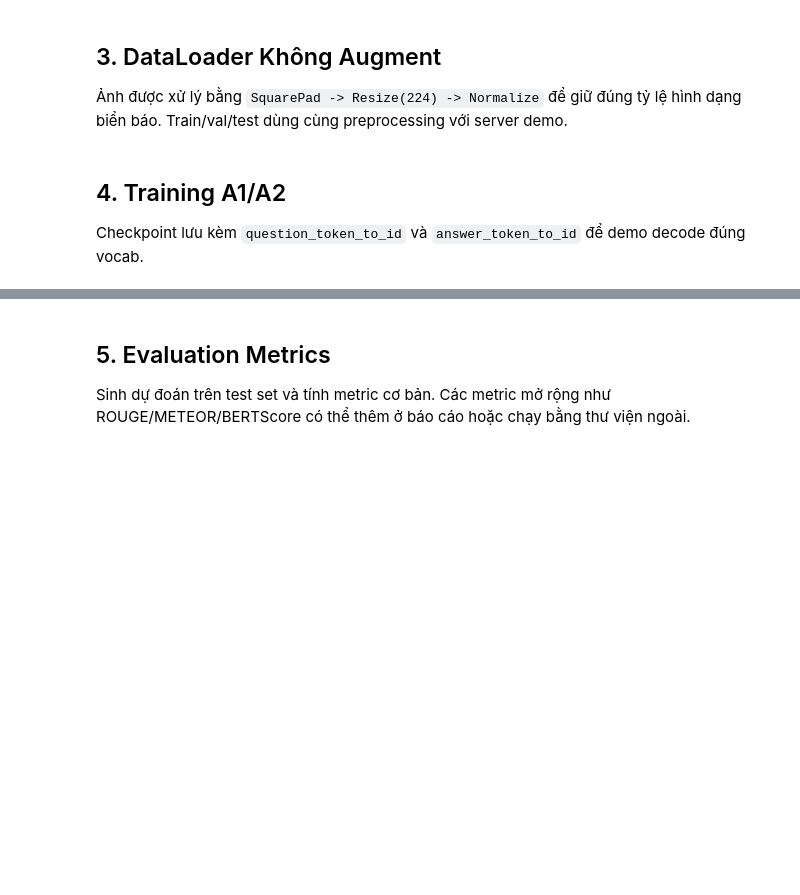
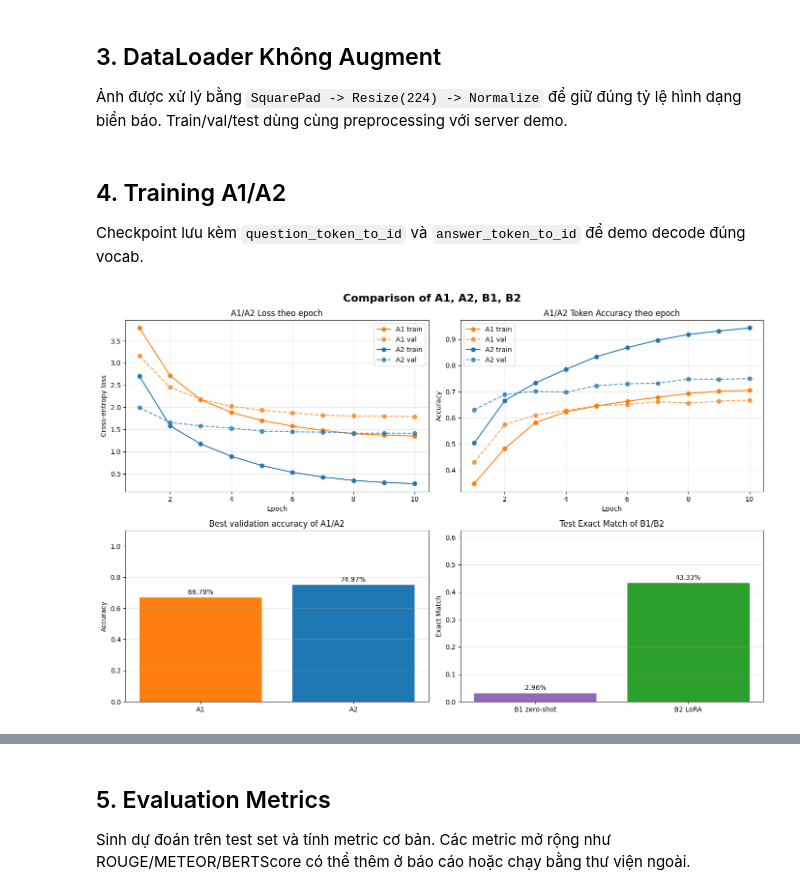
Before and after one commit to DongKhoiDev/vqa_final_deeplearning, a Jupyter notebook: source.ipynb, the cells around one changed output, grey strips where cells are left out. Saved outputs shown, nothing was run; the diff lists cells and outputs as text; code cells hidden in the pictures; blank space fills up the shorter version.

```diff
--- a/source.ipynb
+++ b/source.ipynb
@@ -49,7 +52,7 @@ print("Device:", DEVICE)
 # Nếu chạy trên Colab, sửa COLAB_PROJECT_ROOT cho đúng thư mục chứa source.ipynb/dataset/checkpoints.
 USE_COLAB_DRIVE = False
 COLAB_PROJECT_ROOT = "/content/drive/MyDrive/final_vqa"
-SET_HF_CACHE_TO_DRIVE = True
+SET_HF_CACHE_TO_DRIVE = False
 
 # Nên bật cache local trên Colab: đọc ảnh từ Drive lâu và đôi khi lỗi
 # "Transport endpoint is not connected" khi train/validation.
@@ -1138,3 +1155,90 @@ def plot_training_histories(histories: Dict[str, Dict[str, List[float]]]) -> Non
 
 # Ví dụ sau khi train:
 # plot_training_histories({"A1": load_history("A1"), "A2": load_history("A2")})
+# %%
+def safe_load_json(path: Path, default=None):
+    if not path.exists():
+        print(f"Missing file: {path}")
+        return default
+    return json.loads(path.read_text(encoding="utf-8"))
+
+
+def summarize_a_history(history: Dict[str, List[float]]) -> Dict[str, float]:
+    if not history:
+        return {"best_val_loss": 0.0, "best_val_accuracy": 0.0}
+    val_loss = history.get("val_loss", [])
+    val_acc = history.get("val_accuracy", [])
+    best_idx = min(range(len(val_loss)), key=lambda i: val_loss[i]) if val_loss else -1
+    return {
+        "best_val_loss": val_loss[best_idx] if best_idx >= 0 else 0.0,
+        "best_val_accuracy": val_acc[best_idx] if best_idx >= 0 and val_acc else 0.0,
+    }
+
+
+def plot_four_model_comparison() -> None:
+    """Plot training curves for A1/A2 and final metrics for A1/A2/B1/B2."""
+    import matplotlib.pyplot as plt
+
+    a1_history = safe_load_json(CHECKPOINT_DIR / "history_a1.json", {})
+    a2_history = safe_load_json(CHECKPOINT_DIR / "history_a2.json", {})
+    b1_metrics = safe_load_json(RESULT_DIR / "metrics_b1.json", {})
+    b2_metrics = safe_load_json(RESULT_DIR / "metrics_b2_safe.json", {})
+
+    a1_summary = summarize_a_history(a1_history)
+    a2_summary = summarize_a_history(a2_history)
+
+    fig, axes = plt.subplots(2, 2, figsize=(14, 9))
+    fig.suptitle("Comparison of A1, A2, B1, B2", fontsize=16, fontweight="bold")
+
+    for label, history, color in [("A1", a1_history, "tab:orange"), ("A2", a2_history, "tab:blue")]:
+        if not history:
+            continue
+        epochs = history.get("epoch") or list(range(1, len(history.get("train_loss", [])) + 1))
+        axes[0, 0].plot(epochs, history.get("train_loss", []), marker="o", color=color, label=f"{label} train")
+        axes[0, 0].plot(epochs, history.get("val_loss", []), marker="o", linestyle="--", color=color, alpha=0.75, label=f"{label} val")
+        axes[0, 1].plot(epochs, history.get("train_accuracy", []), marker="o", color=color, label=f"{label} train")
+        axes[0, 1].plot(epochs, history.get("val_accuracy", []), marker="o", linestyle="--", color=color, alpha=0.75, label=f"{label} val")
+
+    axes[0, 0].set_title("A1/A2 Loss theo epoch")
+    axes[0, 0].set_xlabel("Epoch")
+    axes[0, 0].set_ylabel("Cross-entropy loss")
+    axes[0, 0].grid(True, alpha=0.3)
+    axes[0, 0].legend()
+
+    axes[0, 1].set_title("A1/A2 Token Accuracy theo epoch")
+    axes[0, 1].set_xlabel("Epoch")
+    axes[0, 1].set_ylabel("Accuracy")
+    axes[0, 1].grid(True, alpha=0.3)
+    axes[0, 1].legend()
+
+    models_a = ["A1", "A2"]
+    val_acc = [a1_summary["best_val_accuracy"], a2_summary["best_val_accuracy"]]
+    bars = axes[1, 0].bar(models_a, val_acc, color=["tab:orange", "tab:blue"])
+    axes[1, 0].set_title("Best validation accuracy of A1/A2")
+    axes[1, 0].set_ylim(0, max(val_acc + [1.0]) * 1.1)
+    axes[1, 0].set_ylabel("Accuracy")
+    axes[1, 0].grid(True, axis="y", alpha=0.3)
+    axes[1, 0].bar_label(bars, labels=[f"{v:.2%}" for v in val_acc], padding=3)
+
+    models_b = ["B1 zero-shot", "B2 LoRA"]
+    exact_match = [b1_metrics.get("exact_match", 0.0), b2_metrics.get("exact_match", 0.0)]
+    bars = axes[1, 1].bar(models_b, exact_match, color=["tab:purple", "tab:green"])
+    axes[1, 1].set_title("Test Exact Match of B1/B2")
+    axes[1, 1].set_ylim(0, max(exact_match + [0.5]) * 1.25)
+    axes[1, 1].set_ylabel("Exact Match")
+    axes[1, 1].grid(True, axis="y", alpha=0.3)
+    axes[1, 1].bar_label(bars, labels=[f"{v:.2%}" for v in exact_match], padding=3)
+
+    plt.tight_layout()
+    plt.show()
+
+    print("Summary")
+    print(f"A1 best val acc: {a1_summary['best_val_accuracy']:.4f}, best val loss: {a1_summary['best_val_loss']:.4f}")
+    print(f"A2 best val acc: {a2_summary['best_val_accuracy']:.4f}, best val loss: {a2_summary['best_val_loss']:.4f}")
+    print(f"B1 exact match: {b1_metrics.get('exact_match', 0.0):.4f} / count={b1_metrics.get('count', 0)}")
+    print(f"B2 exact match: {b2_metrics.get('exact_match', 0.0):.4f} / count={b2_metrics.get('count', 0)}")
+
+
+plot_four_model_comparison()
+# %% [output]
+[figure, added]
```
Also changed, not shown: parts of 4 cells of this notebook.
